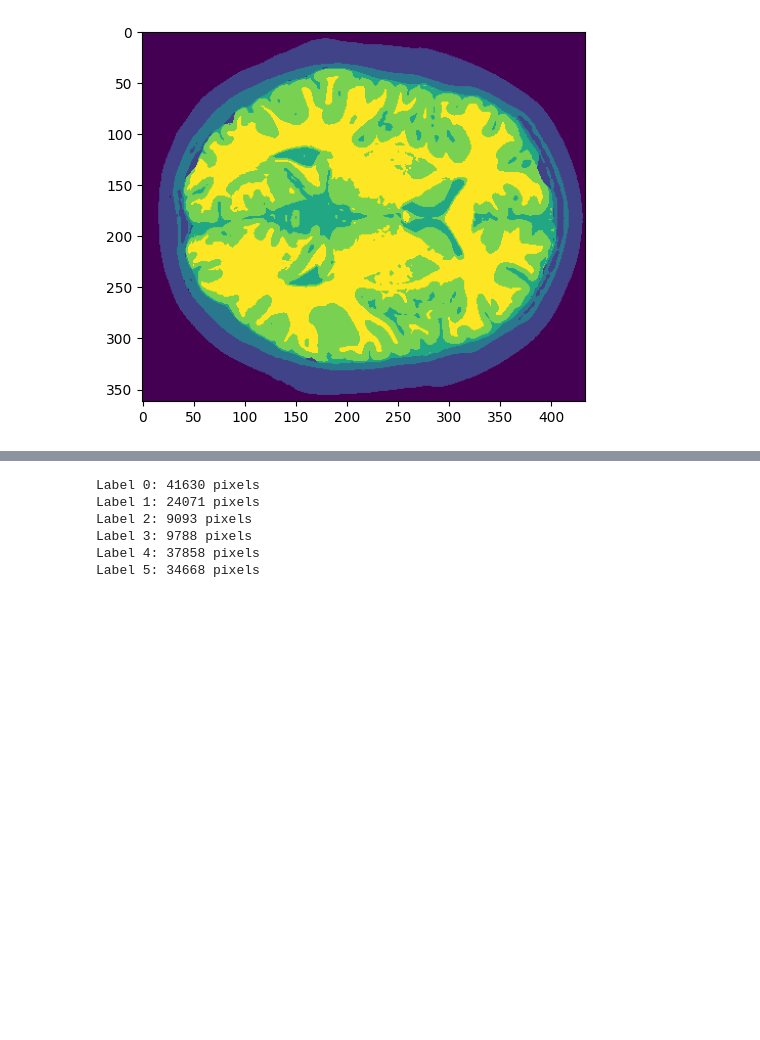
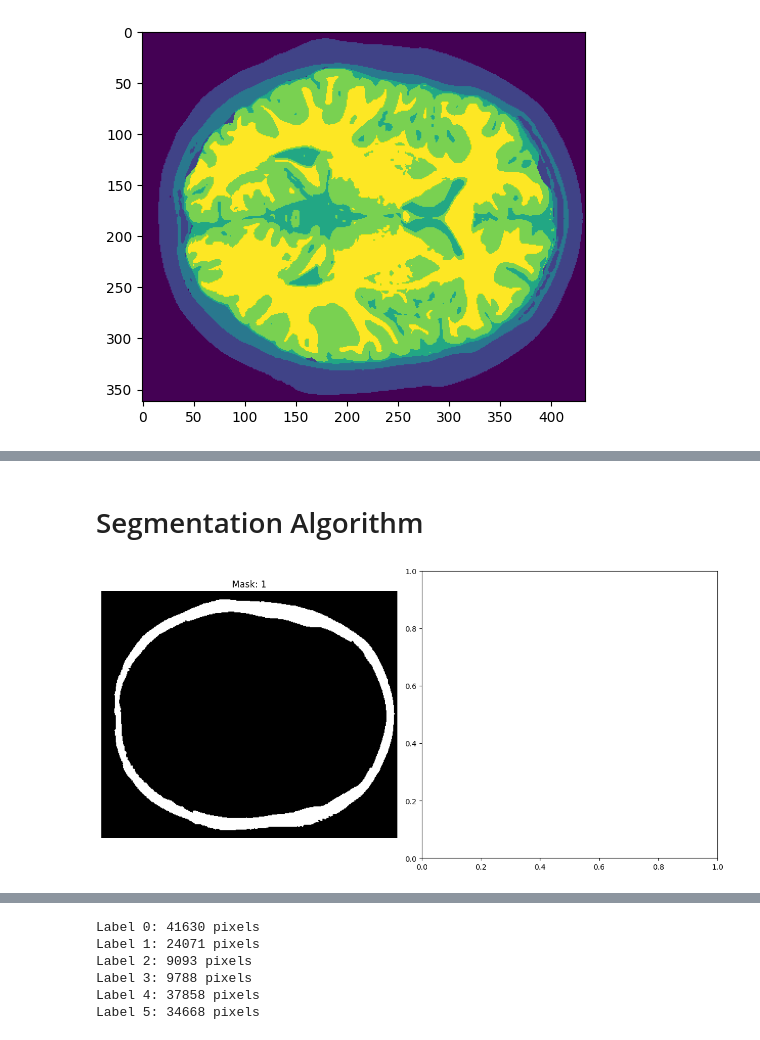
Before and after one commit to ZosoV/mri_segmentation, a Jupyter notebook: experiment_02.ipynb, the cells around one changed output, grey strips where cells are left out. Cells and saved outputs as stored; diff of their text form; code cells hidden in the pictures; blank space fills up the shorter version.

```diff
--- a/experiment_02.ipynb
+++ b/experiment_02.ipynb
@@ -249,0 +112,2 @@ Number of labels: 10
+# %% [markdown]
+# Segmentation Algorithm
@@ -249,0 +122,25 @@ Number of labels: 10
+# %%
+reference_img = mri_stacked[:,:,0]
+
+temporal_masks = {}
+
+# Apply an outsu algorithm to the reference image
+threshold = threshold_otsu(reference_img)
+binary = reference_img > threshold
+
+# Remove the smaller artificts (holes and objects)
+cleaned = remove_small_holes(binary)
+cleaned = remove_small_objects(cleaned, min_size=1000)
+
+# Apply two-pass algorithm to the cleaned image to have preliminary labels
+labels, num_labels = ndimage.label(cleaned)
+
+# NOTE: I got 3 labels, but I save only the first label
+# Save the temporal mask label 1
+temporal_masks["1"] = (labels == 1).astype(int)
+# temporal_masks["tmp_internal_region"] = (labels == 2).astype(int)
+
+# Plot temporal masks
+utils.plot_masks(temporal_masks)
+# %% [output]
+[figure, added]
```
Also changed, not shown: parts of 35 cells of this notebook, 11 other files.
